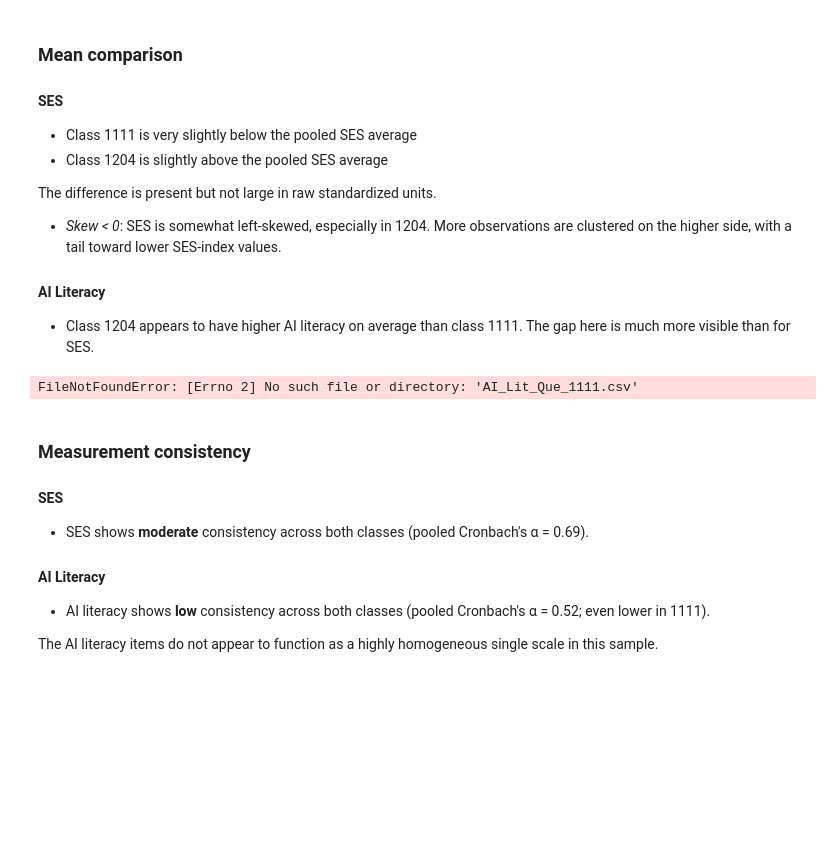
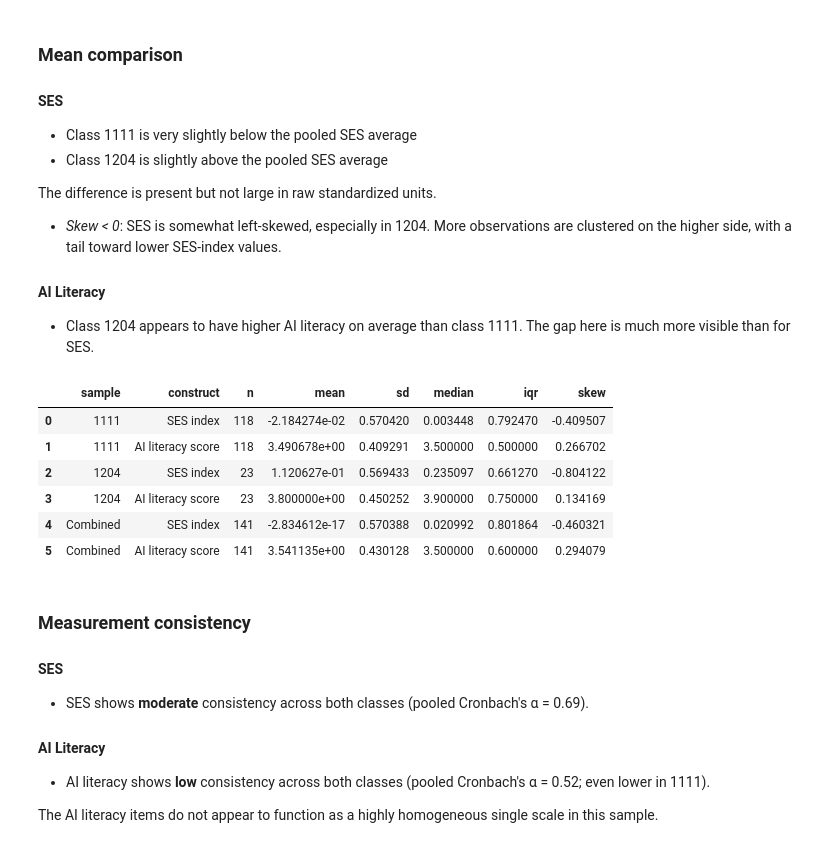
Before and after one commit to garcia-ho/1st_analysis, a Jupyter notebook: phas1_SLR.ipynb, the cells around one changed output. Drawn from its saved outputs; the diff is of its cells as text; code cells hidden in the pictures; blank space fills up the shorter version.

```diff
--- a/phas1_SLR.ipynb
+++ b/phas1_SLR.ipynb
@@ -42,12 +42,18 @@ The difference is present but not large in raw standardized units.
 - Class 1204 appears to have higher AI literacy on average than class 1111.
   The gap here is much more visible than for SES.
 # %%
-df, meta = prepare_dataset("AI_Lit_Que_1111.csv", "AI_Lit_Que_1204.csv")
+df, meta = prepare_dataset("datasets/AI_Lit_Que_1111.csv", "datasets/AI_Lit_Que_1204.csv")
 
 # prepare_dataset is a preprocessing function defined in functions.py
 construct_summary_table(df)
 # %% [output]
-FileNotFoundError: [Errno 2] No such file or directory: 'AI_Lit_Que_1111.csv'
+|  | sample | construct | n | mean | sd | median | iqr | skew |
+| 0 | 1111 | SES index | 118 | -2.184274e-02 | 0.570420 | 0.003448 | 0.792470 | -0.409507 |
+| 1 | 1111 | AI literacy score | 118 | 3.490678e+00 | 0.409291 | 3.500000 | 0.500000 | 0.266702 |
+| 2 | 1204 | SES index | 23 | 1.120627e-01 | 0.569433 | 0.235097 | 0.661270 | -0.804122 |
+| 3 | 1204 | AI literacy score | 23 | 3.800000e+00 | 0.450252 | 3.900000 | 0.750000 | 0.134169 |
+| 4 | Combined | SES index | 141 | -2.834612e-17 | 0.570388 | 0.020992 | 0.801864 | -0.460321 |
+| 5 | Combined | AI literacy score | 141 | 3.541135e+00 | 0.430128 | 3.500000 | 0.600000 | 0.294079 |
 # %% [markdown]
 ### Measurement consistency
 
```
Also changed, not shown: parts of 4 cells of this notebook, 3 other files.
